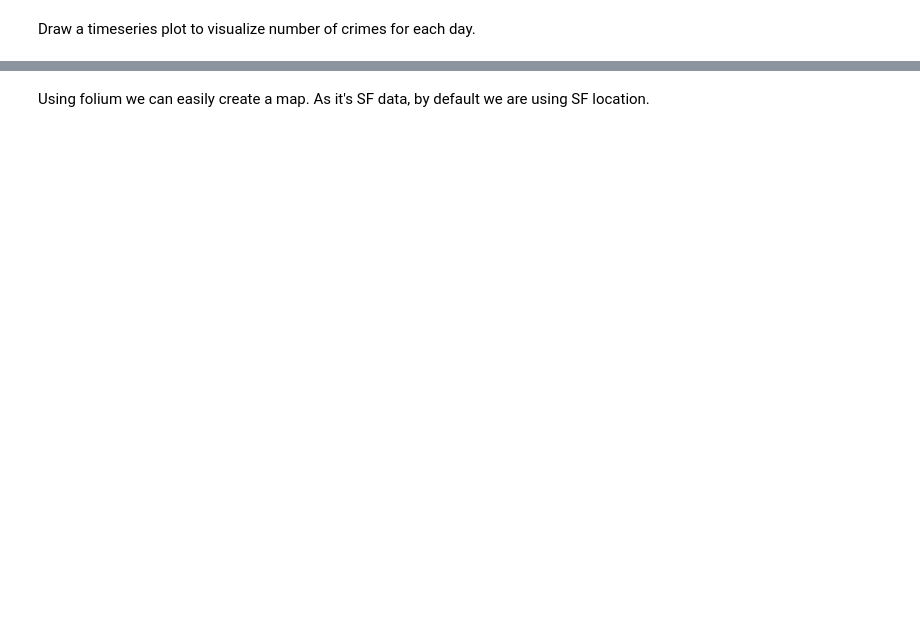
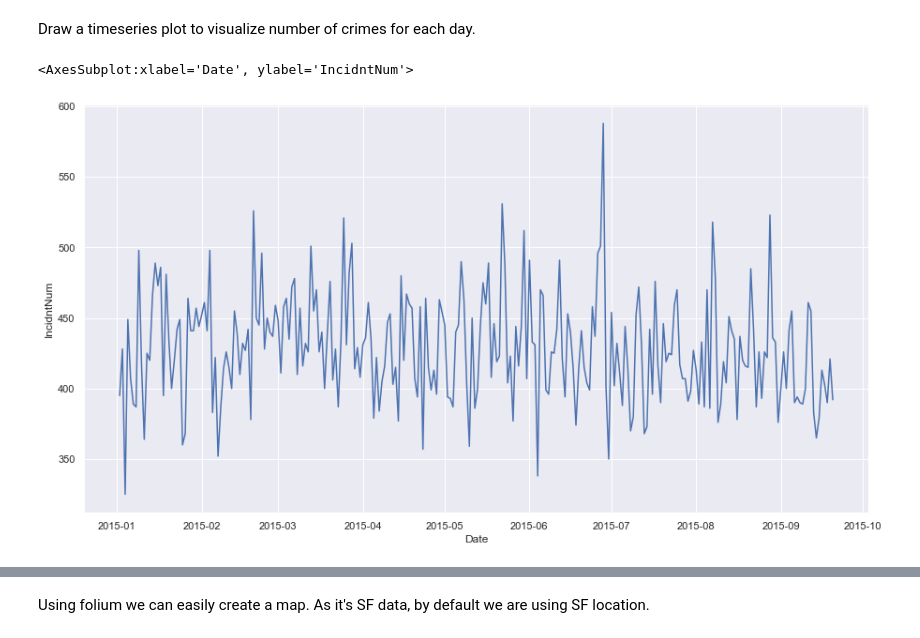
Before and after one commit to doankieu/iod, a Jupyter notebook: Module2/Lab 2/IOD_Lab 2.1.2.ipynb, the cells around one changed output, grey strips where cells are left out. Saved outputs shown, nothing was run; the diff lists cells and outputs as text; code cells hidden in the pictures; blank space fills up the shorter version.

```diff
--- a/Module2/Lab 2/IOD_Lab 2.1.2.ipynb
+++ b/Module2/Lab 2/IOD_Lab 2.1.2.ipynb
@@ -489,6 +490,6 @@ There are several popular options for working with maps in Python. We will use f
 import folium
 # %%
 # Read SF Incidents data
-crime_csv = 'SFPD_Incidents_-_Current_Year__2015_.csv'
+crime_csv = 'SFPD_Incidents-Current_Year_2015.csv'
 # %% [markdown]
 Convert `Date` Column to DateTime and set as index
@@ -496,0 +496,4 @@ Convert `Date` Column to DateTime and set as index
+# %%
+# ANSWER
+crime = pd.read_csv(crime_csv,parse_dates=[4])
+crime.info()
@@ -500,0 +522,8 @@ Draw a timeseries plot to visualize number of crimes for each day.
+# %%
+# ANSWER
+sns.set(rc={'figure.figsize':(15,8)})
+sns_lineplot_df = crime.groupby(by = "Date").count()
+sns.lineplot(x = sns_lineplot_df.index, y = sns_lineplot_df['IncidntNum'],  data = sns_lineplot_df)
+# %% [output]
+<AxesSubplot:xlabel='Date', ylabel='IncidntNum'>
+[figure, added]
```
Also changed, not shown: parts of 17 cells of this notebook, 3 other files.
